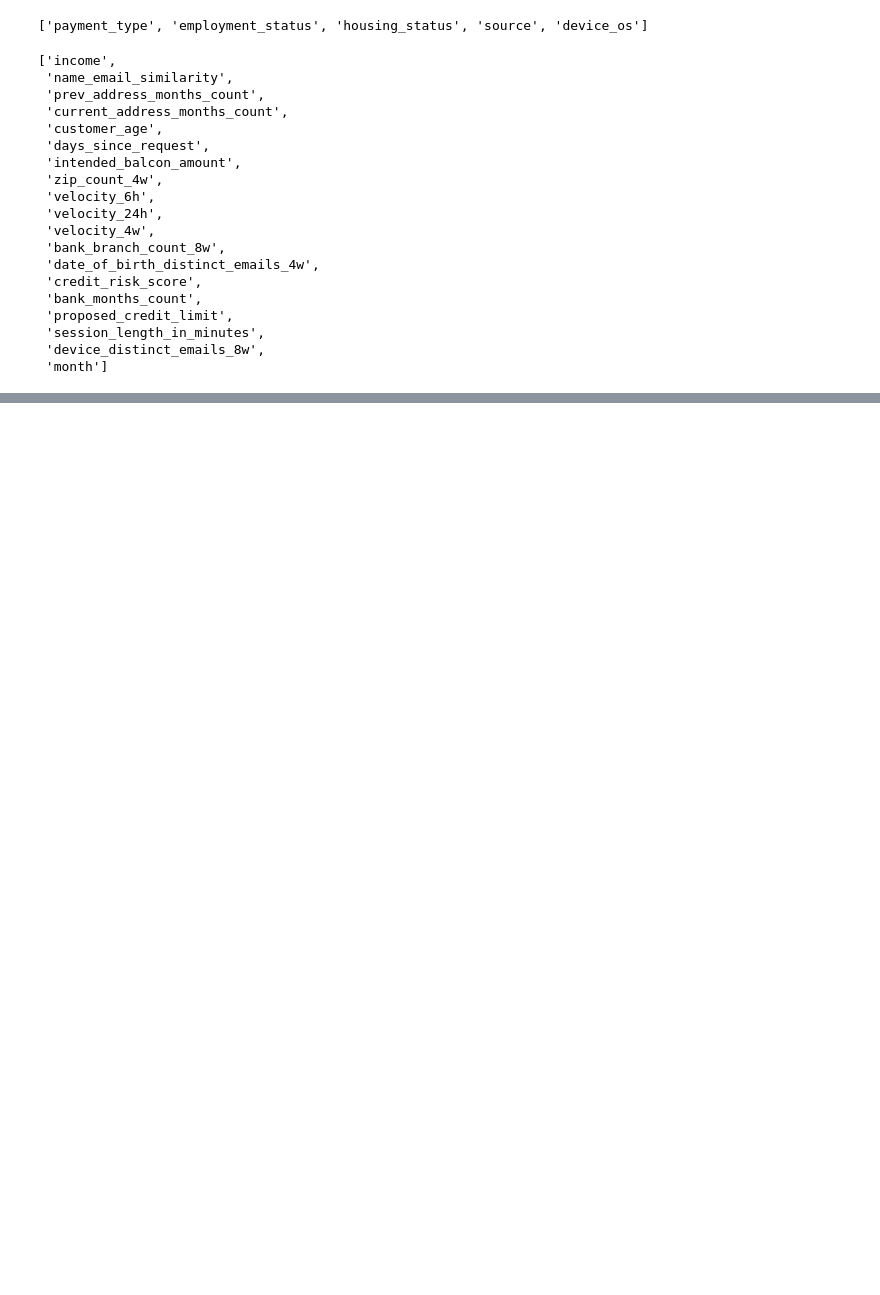
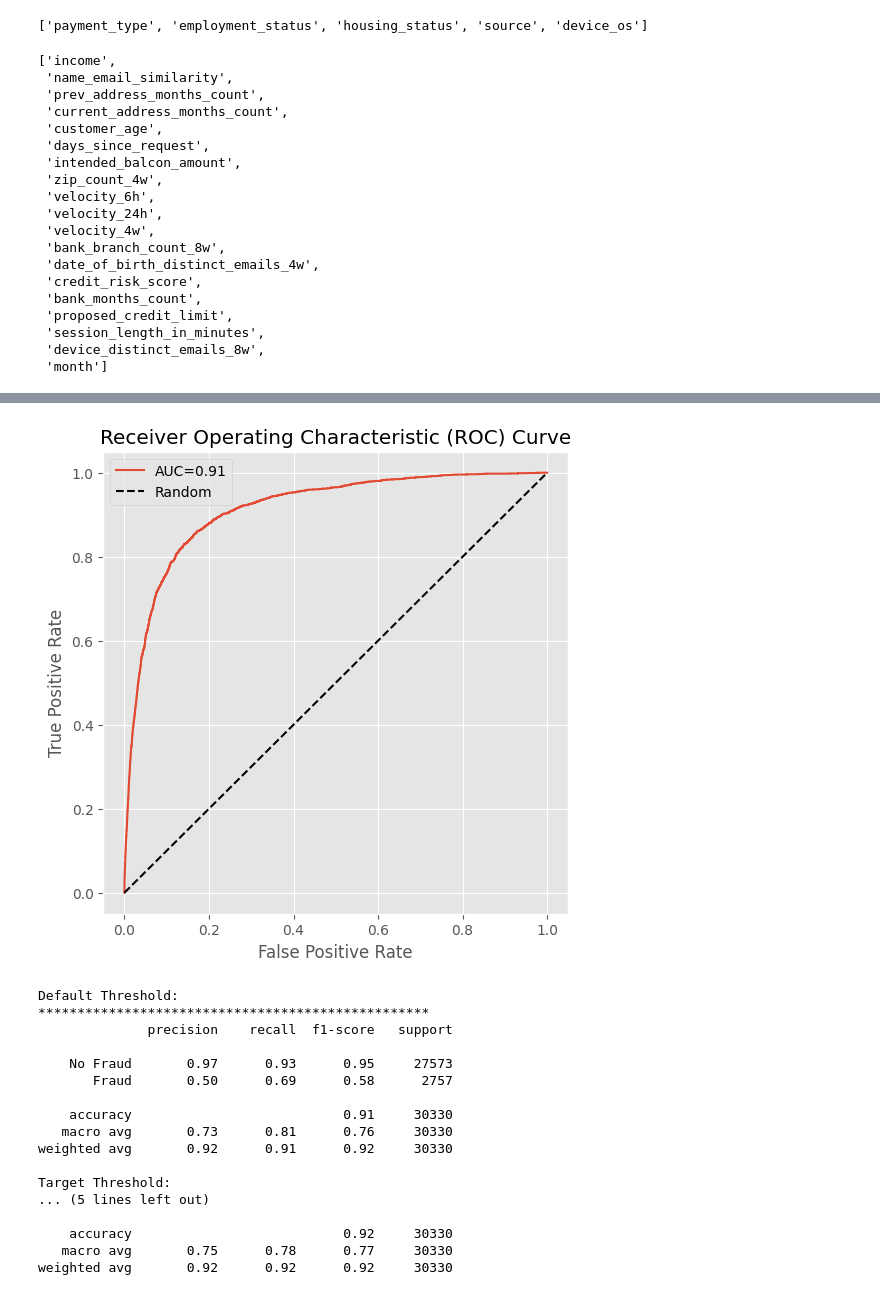
Before and after one commit to matthewmcnulty/bank-account-fraud, a Jupyter notebook: bank-account-fraud.ipynb, the cells around one changed output, grey strips where cells are left out. Cells and saved outputs as stored; diff of their text form; code cells hidden in the pictures; blank space fills up the shorter version.

```diff
--- a/bank-account-fraud.ipynb
+++ b/bank-account-fraud.ipynb
@@ -284,4 +346,4 @@ rf_params = {'randomforestclassifier__n_estimators': [20, 40, 60, 80, 100],
 # %%
 %%time
 
-rf_model = train_classifier(rf, rf_params, X_train, y_train, encoded_features)
+rf_model = train_classifier(rf, rf_params, X_train, y_train, encoded_unscaled_features)
@@ -288,2 +352,21 @@ rf_model = train_classifier(rf, rf_params, X_train, y_train, encoded_features)
 # %%
-rf_metrics, rf_matrix = test_classifier(rf_model, X_test, y_test)
+test_classifier(rf_model, X_test, y_test)
+# %% [output]
+[figure, added]
+Default Threshold:
+**************************************************
+              precision    recall  f1-score   support
+
+    No Fraud       0.97      0.93      0.95     27573
+       Fraud       0.50      0.69      0.58      2757
+
+    accuracy                           0.91     30330
+   macro avg       0.73      0.81      0.76     30330
+weighted avg       0.92      0.91      0.92     30330
+
+Target Threshold:
+... (5 lines left out)
+
+    accuracy                           0.92     30330
+   macro avg       0.75      0.78      0.77     30330
+weighted avg       0.92      0.92      0.92     30330
```
Also changed, not shown: parts of 44 cells of this notebook.
